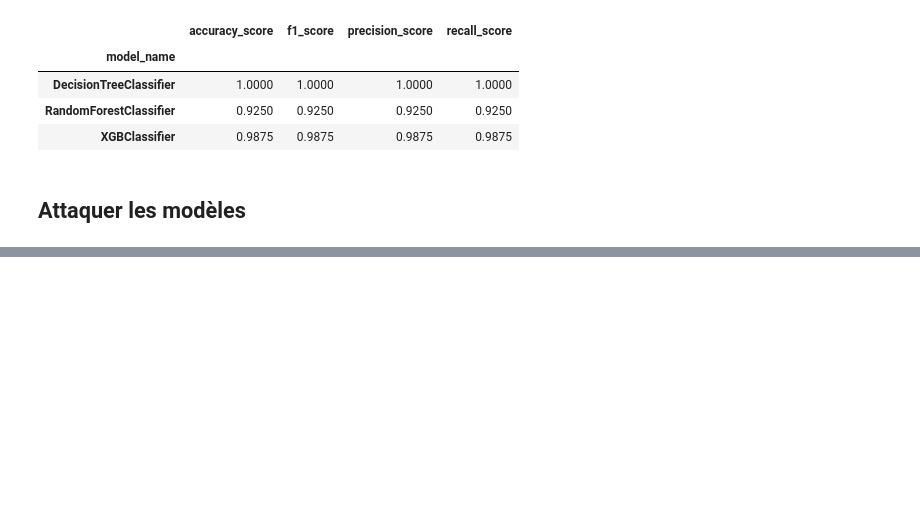
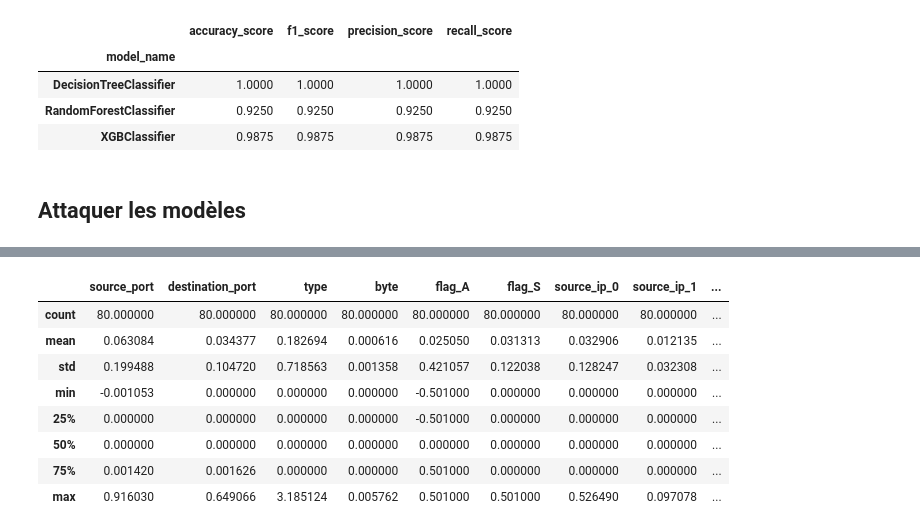
Before and after one commit to nigiva/lre-adversarial-ml-ugr16, a Jupyter notebook: adversarial/adversarial.ipynb, the cells around one changed output, grey strips where cells are left out. Cells and saved outputs as stored; diff of their text form; code cells hidden in the pictures; blank space fills up the shorter version.

Commit message:
[ADD] first attack of DecisionTree

```diff
--- a/adversarial/adversarial.ipynb
+++ b/adversarial/adversarial.ipynb
@@ -182,0 +191,8 @@ pd.DataFrame(performance_list).set_index("model_name")
+# %%
+background_label_id = LABEL_COLUMN_LIST.get_indexer(["label_background"])[0]
+y_inject_target = np.array([background_label_id for _ in to_label_category(y_selected_attack)])
+# %%
+attack = DecisionTreeAttack(classifier=classifier)
+x_adv = attack.generate(x=x_selected_attack.to_numpy(), y=y_inject_target)
+# %%
+x_adv_df = pd.DataFrame(x_adv, index=x_selected_attack.index,columns=x_selected_attack.columns)
@@ -182,0 +207,14 @@ pd.DataFrame(performance_list).set_index("model_name")
+# %%
+describe = (x_selected_attack - x_adv_df).describe()
+# %%
+describe.loc[:,describe.loc["mean"] != 0]
+# %% [output]
+|  | source_port | destination_port | type | byte | flag_A | flag_S | source_ip_0 | source_ip_1 | ... |
+| count | 80.000000 | 80.000000 | 80.000000 | 80.000000 | 80.000000 | 80.000000 | 80.000000 | 80.000000 | ... |
+| mean | 0.063084 | 0.034377 | 0.182694 | 0.000616 | 0.025050 | 0.031313 | 0.032906 | 0.012135 | ... |
+| std | 0.199488 | 0.104720 | 0.718563 | 0.001358 | 0.421057 | 0.122038 | 0.128247 | 0.032308 | ... |
+| min | -0.001053 | 0.000000 | 0.000000 | 0.000000 | -0.501000 | 0.000000 | 0.000000 | 0.000000 | ... |
+| 25% | 0.000000 | 0.000000 | 0.000000 | 0.000000 | -0.501000 | 0.000000 | 0.000000 | 0.000000 | ... |
+| 50% | 0.000000 | 0.000000 | 0.000000 | 0.000000 | 0.000000 | 0.000000 | 0.000000 | 0.000000 | ... |
+| 75% | 0.001420 | 0.001626 | 0.000000 | 0.000000 | 0.501000 | 0.000000 | 0.000000 | 0.000000 | ... |
+| max | 0.916030 | 0.649066 | 3.185124 | 0.005762 | 0.501000 | 0.501000 | 0.526490 | 0.097078 | ... |
```
Also changed, not shown: parts of 8 cells of this notebook.
